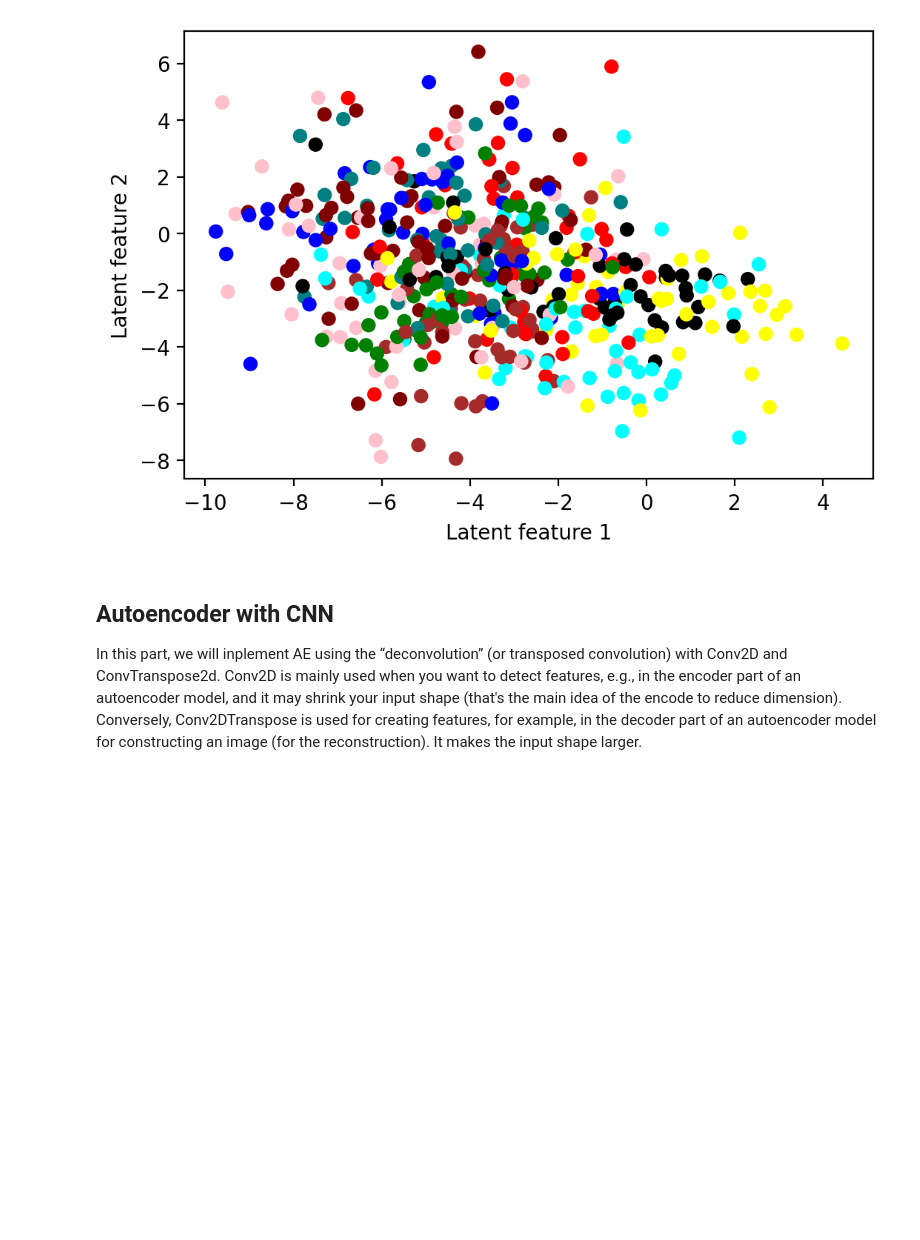
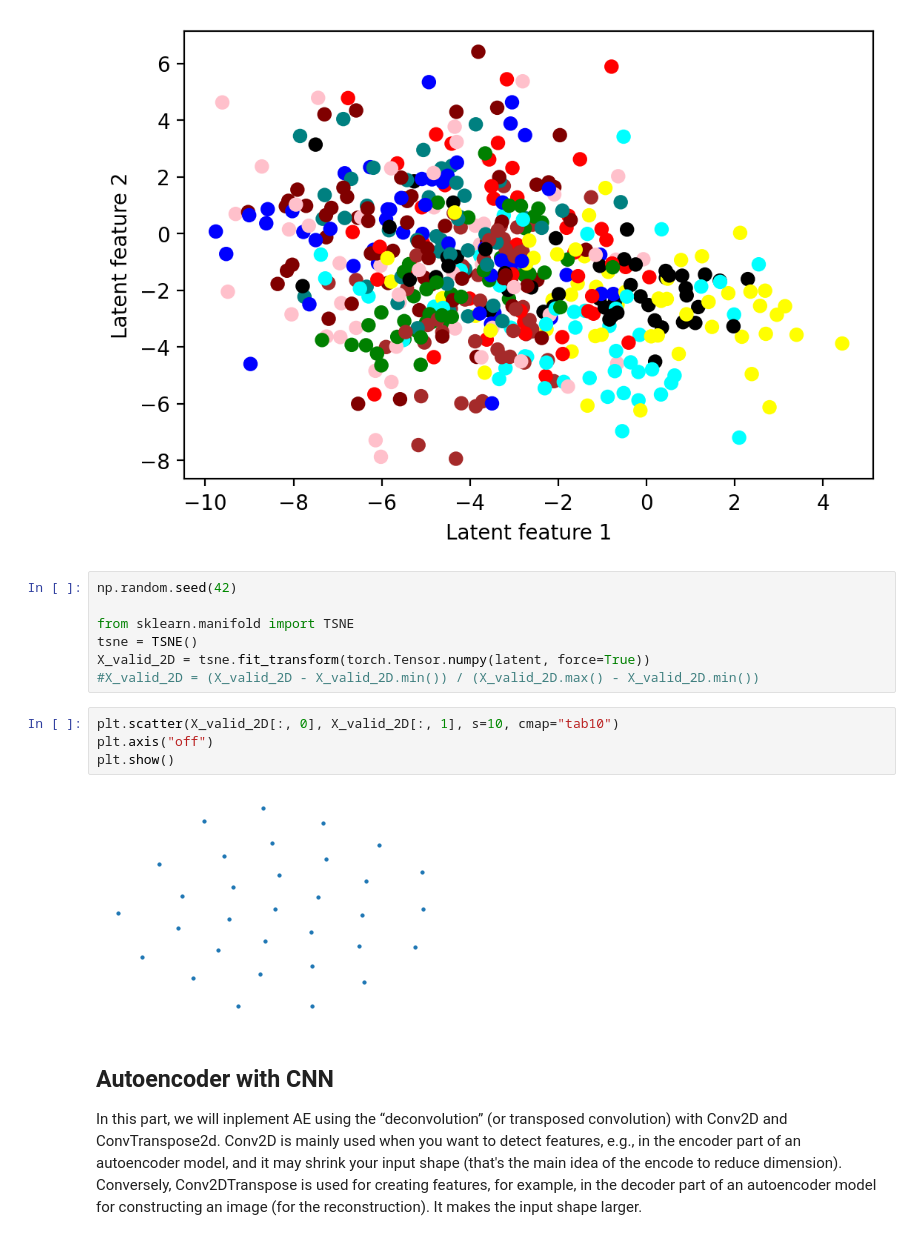
Before and after one commit to LamineTourelab/Tutorial, a Jupyter notebook: Autoencoder.ipynb, the cells around one changed output. Saved outputs shown, nothing was run; the diff lists cells and outputs as text; blank space fills up the shorter version.

```diff
--- a/Autoencoder.ipynb
+++ b/Autoencoder.ipynb
@@ -181,6 +179,19 @@ ax.scatter(latent[:,0].detach().numpy(), latent[:,1].detach().numpy(),
 # %% [output]
 <matplotlib.collections.PathCollection at 0x...>
 [figure]
+# %%
+np.random.seed(42)
+
+from sklearn.manifold import TSNE
+tsne = TSNE()
+X_valid_2D = tsne.fit_transform(torch.Tensor.numpy(latent, force=True))
+#X_valid_2D = (X_valid_2D - X_valid_2D.min()) / (X_valid_2D.max() - X_valid_2D.min())
+# %%
+plt.scatter(X_valid_2D[:, 0], X_valid_2D[:, 1], s=10, cmap="tab10")
+plt.axis("off")
+plt.show()
+# %% [output]
+[figure, added]
 # %% [markdown]
 ## Autoencoder with CNN
 
```
Also changed, not shown: parts of 13 cells of this notebook.
